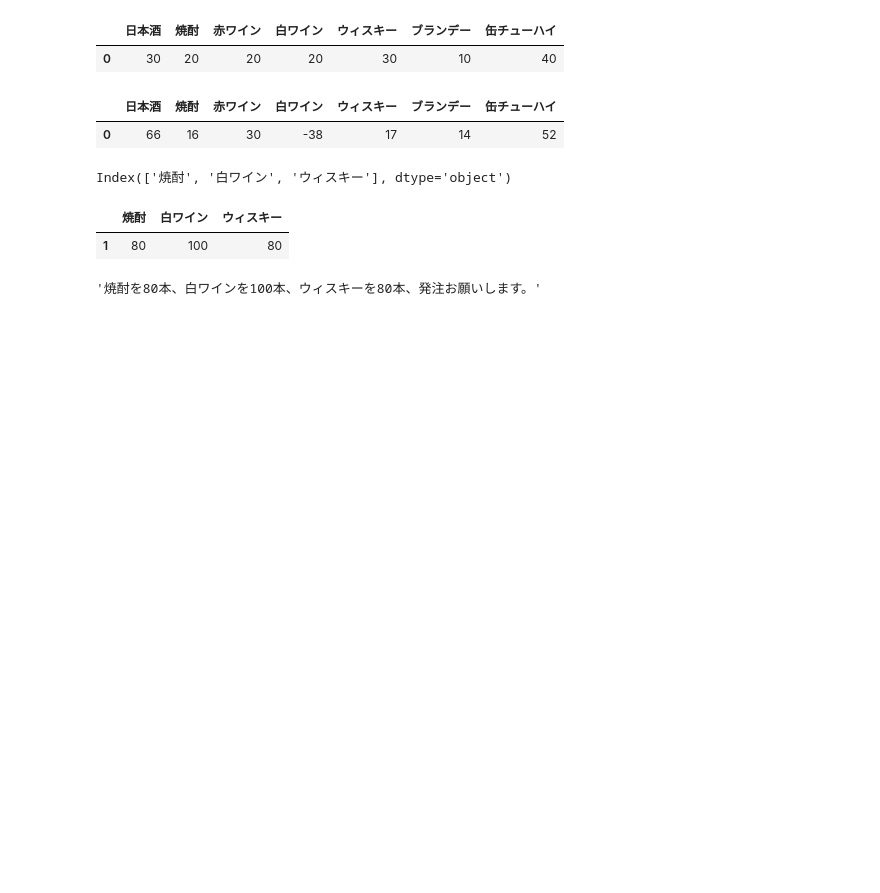
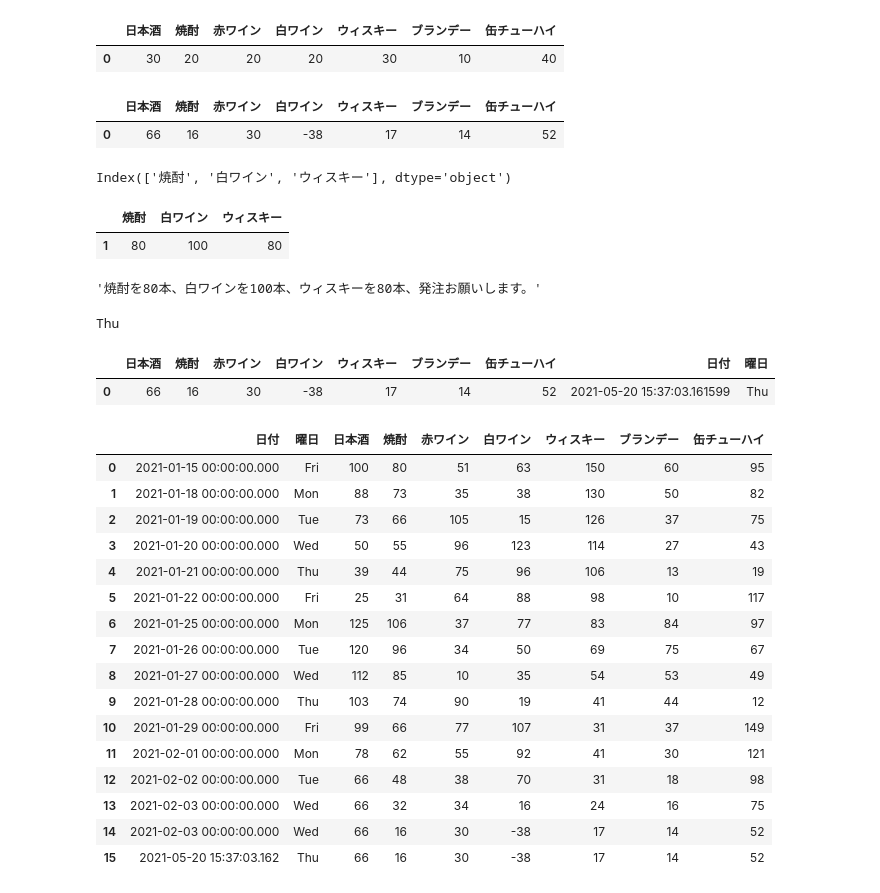
Before and after one commit to DDDlucky/python-automate, a Jupyter notebook: PythonxExcel.ipynb, the cells around one changed output. Drawn from its saved outputs; the diff is of its cells as text; code cells hidden in the pictures; blank space fills up the shorter version.

```diff
--- a/PythonxExcel.ipynb
+++ b/PythonxExcel.ipynb
@@ -173,0 +209,4 @@ order_text
+# %%
+print(today.strftime('%a'))
+# %% [output]
+Thu
@@ -173,0 +216,5 @@ order_text
+# %%
+updated
+# %% [output]
+|  | 日本酒 | 焼酎 | 赤ワイン | 白ワイン | ウィスキー | ブランデー | 缶チューハイ | 日付 | 曜日 |
+| 0 | 66 | 16 | 30 | -38 | 17 | 14 | 52 | 2021-05-20 15:37:03.161599 | Thu |
@@ -173,0 +223,20 @@ order_text
+# %%
+pd.read_excel(filepath_stock)
+# %% [output]
+|  | 日付 | 曜日 | 日本酒 | 焼酎 | 赤ワイン | 白ワイン | ウィスキー | ブランデー | 缶チューハイ |
+| 0 | 2021-01-15 00:00:00.000 | Fri | 100 | 80 | 51 | 63 | 150 | 60 | 95 |
+| 1 | 2021-01-18 00:00:00.000 | Mon | 88 | 73 | 35 | 38 | 130 | 50 | 82 |
+| 2 | 2021-01-19 00:00:00.000 | Tue | 73 | 66 | 105 | 15 | 126 | 37 | 75 |
+| 3 | 2021-01-20 00:00:00.000 | Wed | 50 | 55 | 96 | 123 | 114 | 27 | 43 |
+| 4 | 2021-01-21 00:00:00.000 | Thu | 39 | 44 | 75 | 96 | 106 | 13 | 19 |
+| 5 | 2021-01-22 00:00:00.000 | Fri | 25 | 31 | 64 | 88 | 98 | 10 | 117 |
+| 6 | 2021-01-25 00:00:00.000 | Mon | 125 | 106 | 37 | 77 | 83 | 84 | 97 |
+| 7 | 2021-01-26 00:00:00.000 | Tue | 120 | 96 | 34 | 50 | 69 | 75 | 67 |
+| 8 | 2021-01-27 00:00:00.000 | Wed | 112 | 85 | 10 | 35 | 54 | 53 | 49 |
+| 9 | 2021-01-28 00:00:00.000 | Thu | 103 | 74 | 90 | 19 | 41 | 44 | 12 |
+| 10 | 2021-01-29 00:00:00.000 | Fri | 99 | 66 | 77 | 107 | 31 | 37 | 149 |
+| 11 | 2021-02-01 00:00:00.000 | Mon | 78 | 62 | 55 | 92 | 41 | 30 | 121 |
+| 12 | 2021-02-02 00:00:00.000 | Tue | 66 | 48 | 38 | 70 | 31 | 18 | 98 |
+| 13 | 2021-02-03 00:00:00.000 | Wed | 66 | 32 | 34 | 16 | 24 | 16 | 75 |
+| 14 | 2021-02-03 00:00:00.000 | Wed | 66 | 16 | 30 | -38 | 17 | 14 | 52 |
+| 15 | 2021-05-20 15:37:03.162 | Thu | 66 | 16 | 30 | -38 | 17 | 14 | 52 |
```
Also changed, not shown: parts of 6 cells of this notebook, 3 other files.
